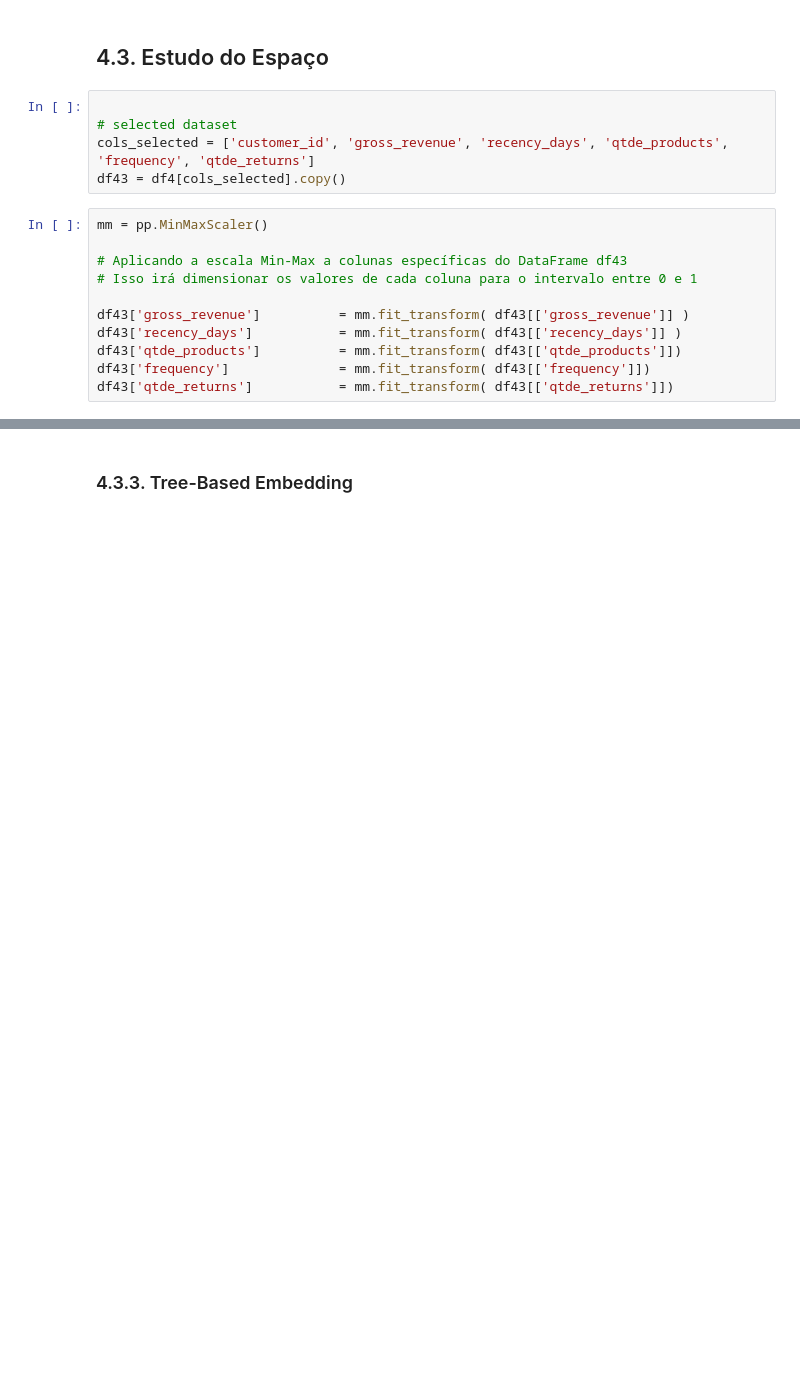
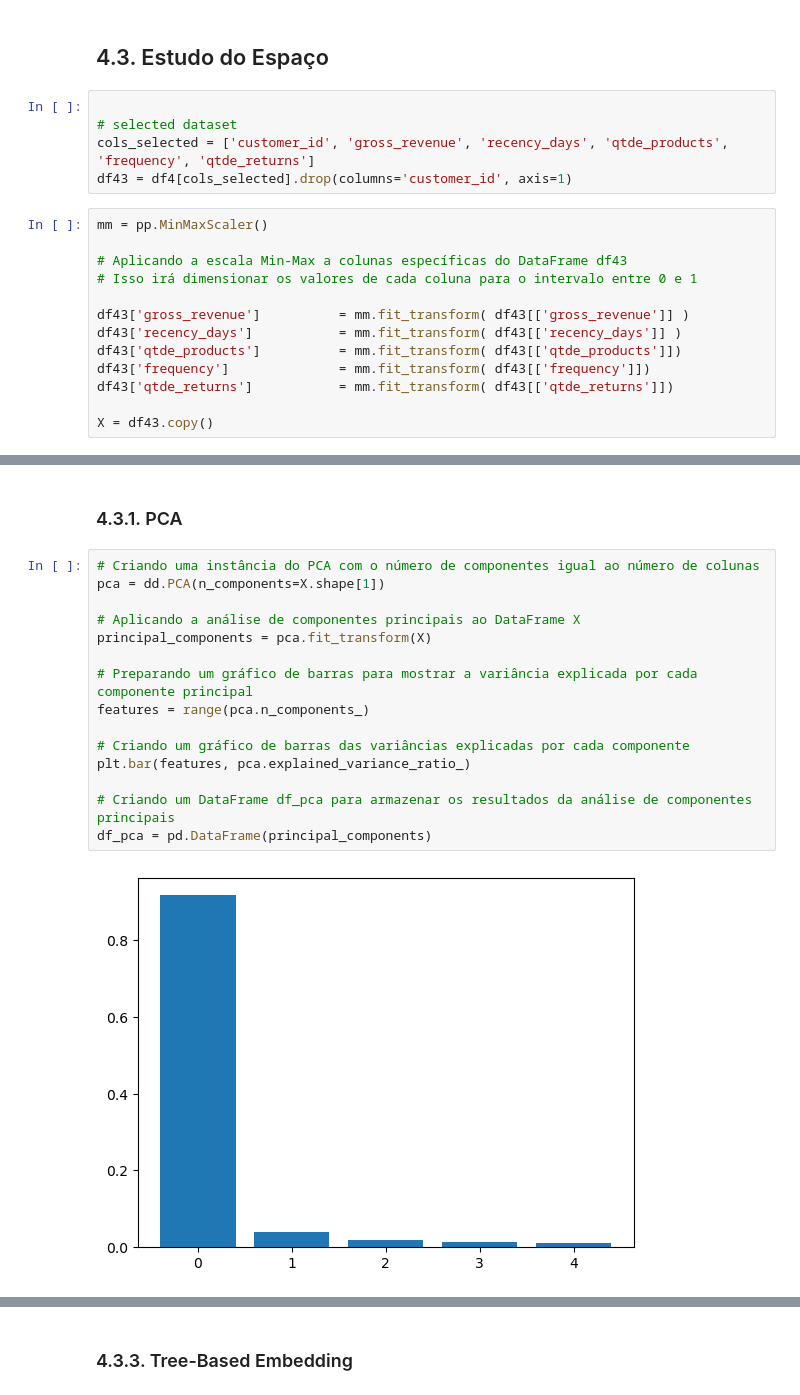
Before and after one commit to raquelEllem/insiders_clustering, a Jupyter notebook: notebooks/9.0.deploy.ipynb, the cells around one changed output, grey strips where cells are left out. Cells and saved outputs as stored; diff of their text form; blank space fills up the shorter version.

```diff
--- a/notebooks/9.0.deploy.ipynb
+++ b/notebooks/9.0.deploy.ipynb
@@ -503,7 +497,7 @@ df4 = df_ref.dropna()
 
 # selected dataset
 cols_selected = ['customer_id', 'gross_revenue', 'recency_days', 'qtde_products', 'frequency', 'qtde_returns']
-df43 = df4[cols_selected].copy()
+df43 = df4[cols_selected].drop(columns='customer_id', axis=1)
 # %%
 mm = pp.MinMaxScaler()
 
@@ -515,3 +509,5 @@ df43['recency_days']           = mm.fit_transform( df43[['recency_days']] )
 df43['qtde_products']          = mm.fit_transform( df43[['qtde_products']])
 df43['frequency']              = mm.fit_transform( df43[['frequency']])
 df43['qtde_returns']           = mm.fit_transform( df43[['qtde_returns']])
+
+X = df43.copy()
@@ -517,0 +518,19 @@ df43['qtde_returns']           = mm.fit_transform( df43[['qtde_returns']])
+# %% [markdown]
+### 4.3.1. PCA
+# %%
+# Criando uma instância do PCA com o número de componentes igual ao número de colunas
+pca = dd.PCA(n_components=X.shape[1])
+
+# Aplicando a análise de componentes principais ao DataFrame X
+principal_components = pca.fit_transform(X)
+
+# Preparando um gráfico de barras para mostrar a variância explicada por cada componente principal
+features = range(pca.n_components_)
+
+# Criando um gráfico de barras das variâncias explicadas por cada componente
+plt.bar(features, pca.explained_variance_ratio_)
+
+# Criando um DataFrame df_pca para armazenar os resultados da análise de componentes principais
+df_pca = pd.DataFrame(principal_components)
+# %% [output]
+[figure, added]
```
Also changed, not shown: parts of 36 cells of this notebook, 5 other files.
